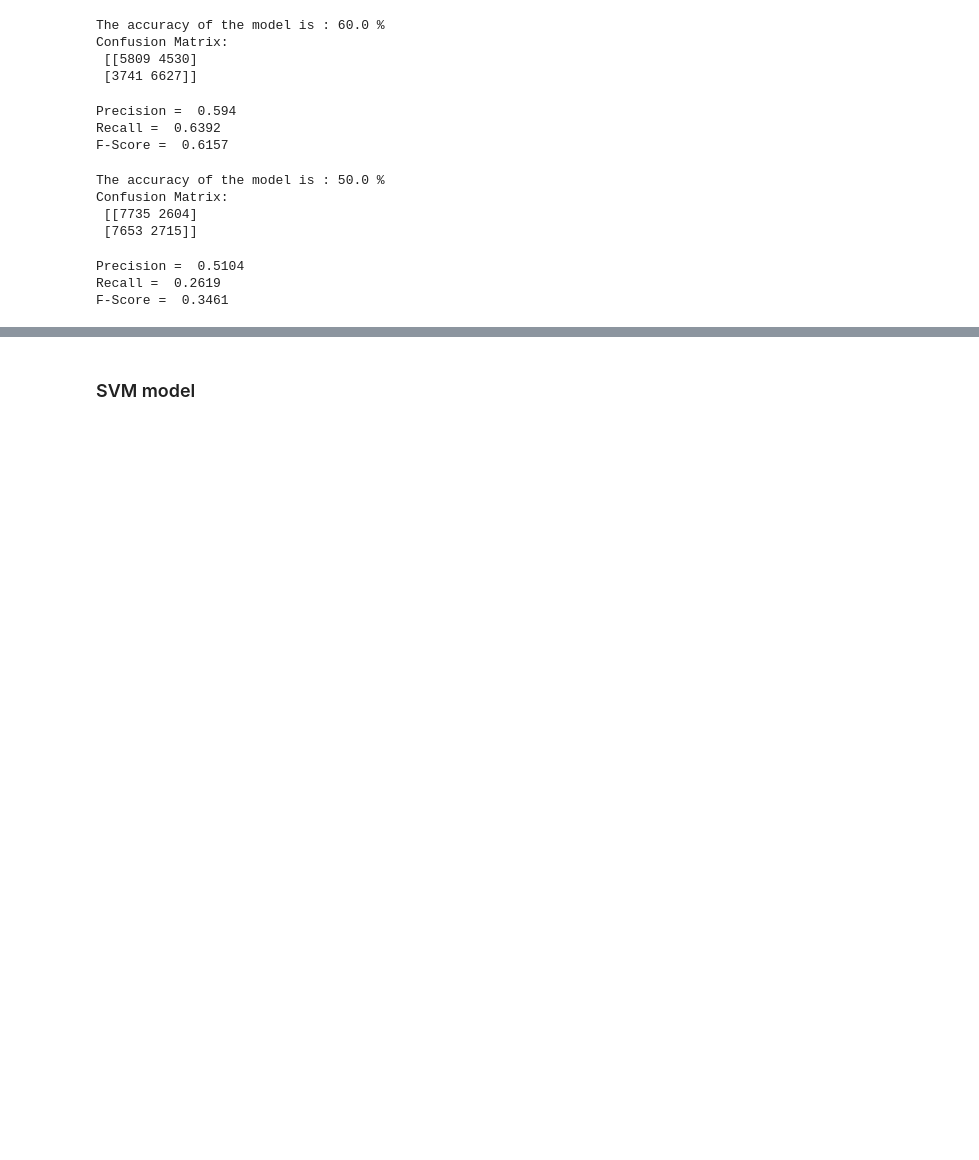
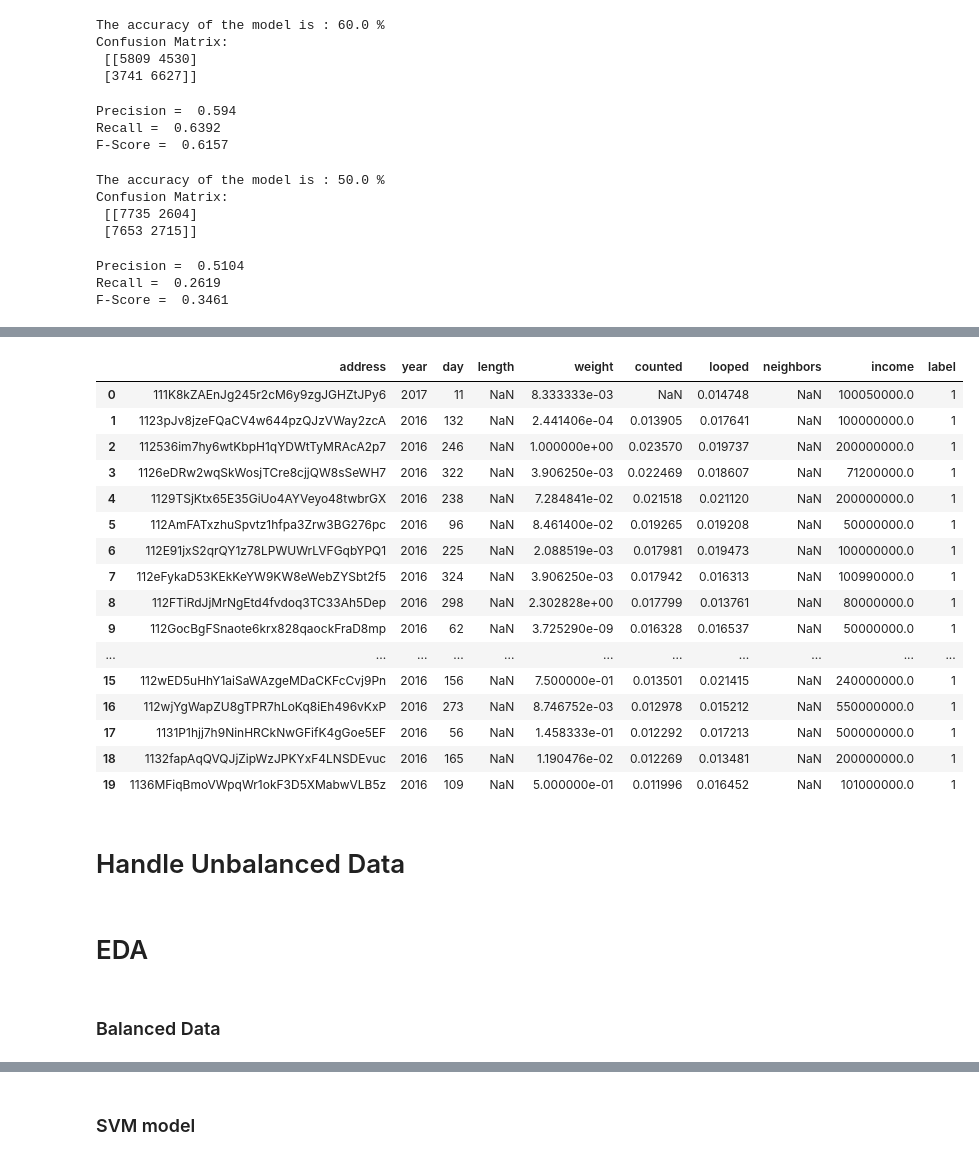
Before and after one commit to SDAIA-T5-Projects/-Ransomware-Transactions-Detection, a Jupyter notebook: Code/Project_update.ipynb, the cells around one changed output, grey strips where cells are left out. Saved outputs shown, nothing was run; the diff lists cells and outputs as text; code cells hidden in the pictures; blank space fills up the shorter version.

```diff
--- a/Code/Project_update.ipynb
+++ b/Code/Project_update.ipynb
@@ -331,0 +310,5 @@ sns.displot(data=df_new, x="year", col="label", kind="kde");
+# %%
+#Mean Encoding (Except day and year)
+df_Test_Mean_Encoding  = df.copy(deep=True)
+# %%
+df_Test_Mean_Encoding.rename(columns={'count':'counted'},inplace=True)
@@ -331,0 +361,26 @@ sns.displot(data=df_new, x="year", col="label", kind="kde");
+# %%
+df_Test_Mean_Encoding.head(20)
+# %% [output]
+|  | address | year | day | length | weight | counted | looped | neighbors | income | label |
+| 0 | 111K8kZAEnJg245r2cM6y9zgJGHZtJPy6 | 2017 | 11 | NaN | 8.333333e-03 | NaN | 0.014748 | NaN | 100050000.0 | 1 |
+| 1 | 1123pJv8jzeFQaCV4w644pzQJzVWay2zcA | 2016 | 132 | NaN | 2.441406e-04 | 0.013905 | 0.017641 | NaN | 100000000.0 | 1 |
+| 2 | 112536im7hy6wtKbpH1qYDWtTyMRAcA2p7 | 2016 | 246 | NaN | 1.000000e+00 | 0.023570 | 0.019737 | NaN | 200000000.0 | 1 |
+| 3 | 1126eDRw2wqSkWosjTCre8cjjQW8sSeWH7 | 2016 | 322 | NaN | 3.906250e-03 | 0.022469 | 0.018607 | NaN | 71200000.0 | 1 |
+| 4 | 1129TSjKtx65E35GiUo4AYVeyo48twbrGX | 2016 | 238 | NaN | 7.284841e-02 | 0.021518 | 0.021120 | NaN | 200000000.0 | 1 |
+| 5 | 112AmFATxzhuSpvtz1hfpa3Zrw3BG276pc | 2016 | 96 | NaN | 8.461400e-02 | 0.019265 | 0.019208 | NaN | 50000000.0 | 1 |
+| 6 | 112E91jxS2qrQY1z78LPWUWrLVFGqbYPQ1 | 2016 | 225 | NaN | 2.088519e-03 | 0.017981 | 0.019473 | NaN | 100000000.0 | 1 |
+| 7 | 112eFykaD53KEkKeYW9KW8eWebZYSbt2f5 | 2016 | 324 | NaN | 3.906250e-03 | 0.017942 | 0.016313 | NaN | 100990000.0 | 1 |
+| 8 | 112FTiRdJjMrNgEtd4fvdoq3TC33Ah5Dep | 2016 | 298 | NaN | 2.302828e+00 | 0.017799 | 0.013761 | NaN | 80000000.0 | 1 |
+| 9 | 112GocBgFSnaote6krx828qaockFraD8mp | 2016 | 62 | NaN | 3.725290e-09 | 0.016328 | 0.016537 | NaN | 50000000.0 | 1 |
+| ... | ... | ... | ... | ... | ... | ... | ... | ... | ... | ... |
+| 15 | 112wED5uHhY1aiSaWAzgeMDaCKFcCvj9Pn | 2016 | 156 | NaN | 7.500000e-01 | 0.013501 | 0.021415 | NaN | 240000000.0 | 1 |
+| 16 | 112wjYgWapZU8gTPR7hLoKq8iEh496vKxP | 2016 | 273 | NaN | 8.746752e-03 | 0.012978 | 0.015212 | NaN | 550000000.0 | 1 |
+| 17 | 1131P1hjj7h9NinHRCkNwGFifK4gGoe5EF | 2016 | 56 | NaN | 1.458333e-01 | 0.012292 | 0.017213 | NaN | 500000000.0 | 1 |
+| 18 | 1132fapAqQVQJjZipWzJPKYxF4LNSDEvuc | 2016 | 165 | NaN | 1.190476e-02 | 0.012269 | 0.013481 | NaN | 200000000.0 | 1 |
+| 19 | 1136MFiqBmoVWpqWr1okF3D5XMabwVLB5z | 2016 | 109 | NaN | 5.000000e-01 | 0.011996 | 0.016452 | NaN | 101000000.0 | 1 |
+# %% [markdown]
+# Handle Unbalanced Data
+# %% [markdown]
+# EDA
+# %% [markdown]
+### Balanced Data
```
Also changed, not shown: parts of 46 cells of this notebook.
